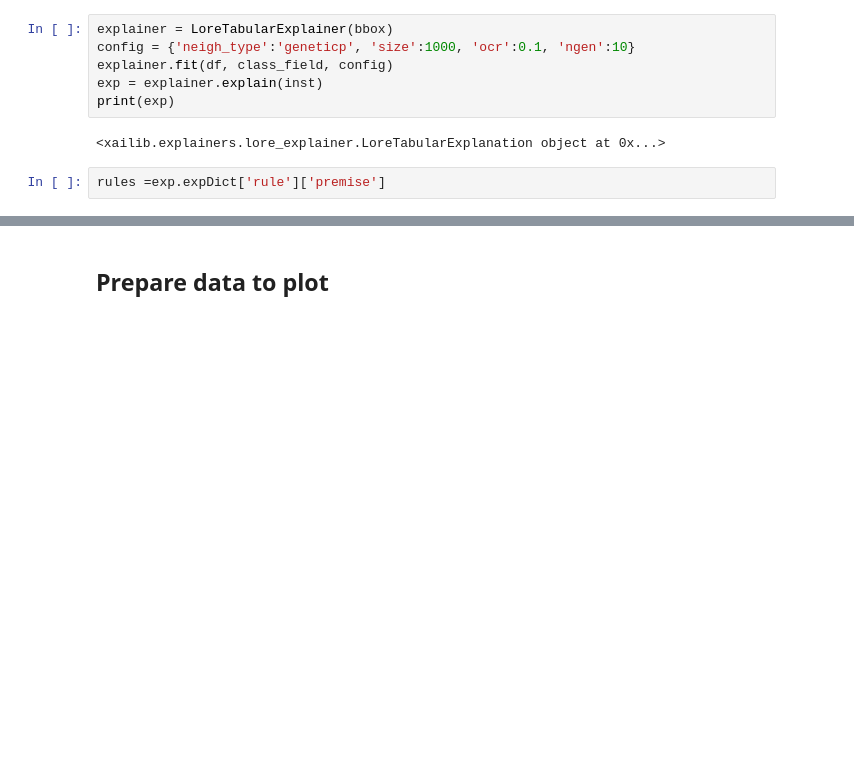
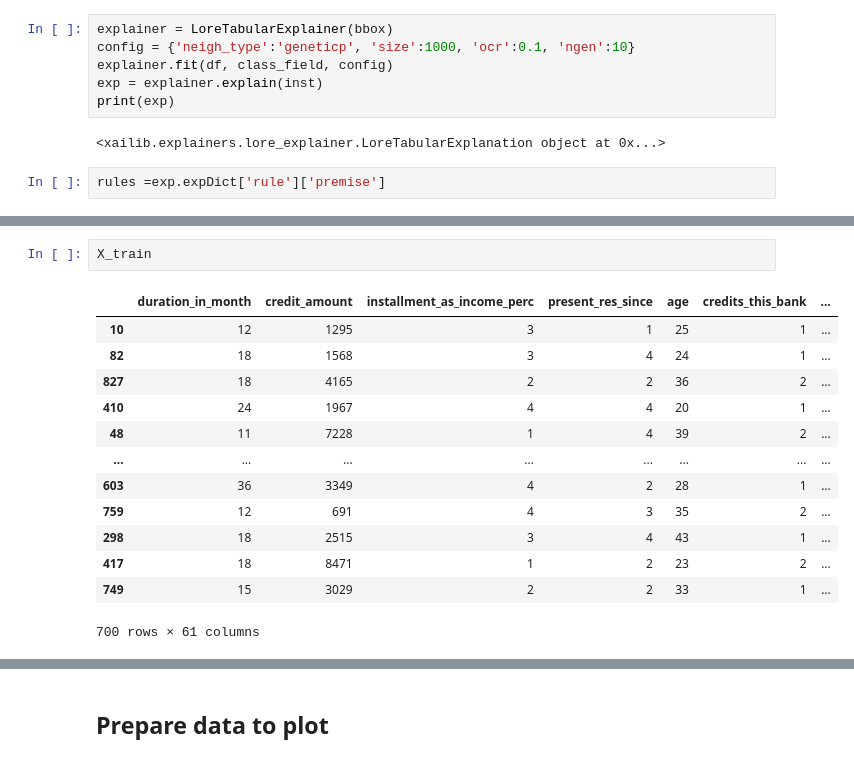
Before and after one commit to Elecapp/xai-visualization_rules_fi, a Jupyter notebook: notebooks/Rules VIZ.ipynb, the cells around one changed output, grey strips where cells are left out. Cells and saved outputs as stored; diff of their text form; blank space fills up the shorter version.

```diff
--- a/notebooks/Rules VIZ.ipynb
+++ b/notebooks/Rules VIZ.ipynb
@@ -176,0 +275,16 @@ rules =exp.expDict['rule']['premise']
+# %%
+X_train
+# %% [output]
+|  | duration_in_month | credit_amount | installment_as_income_perc | present_res_since | age | credits_this_bank | ... |
+| 10 | 12 | 1295 | 3 | 1 | 25 | 1 | ... |
+| 82 | 18 | 1568 | 3 | 4 | 24 | 1 | ... |
+| 827 | 18 | 4165 | 2 | 2 | 36 | 2 | ... |
+| 410 | 24 | 1967 | 4 | 4 | 20 | 1 | ... |
+| 48 | 11 | 7228 | 1 | 4 | 39 | 2 | ... |
+| ... | ... | ... | ... | ... | ... | ... | ... |
+| 603 | 36 | 3349 | 4 | 2 | 28 | 1 | ... |
+| 759 | 12 | 691 | 4 | 3 | 35 | 2 | ... |
+| 298 | 18 | 2515 | 3 | 4 | 43 | 1 | ... |
+| 417 | 18 | 8471 | 1 | 2 | 23 | 2 | ... |
+| 749 | 15 | 3029 | 2 | 2 | 33 | 1 | ... |
+700 rows × 61 columns
```
Also changed, not shown: parts of 33 cells of this notebook.
